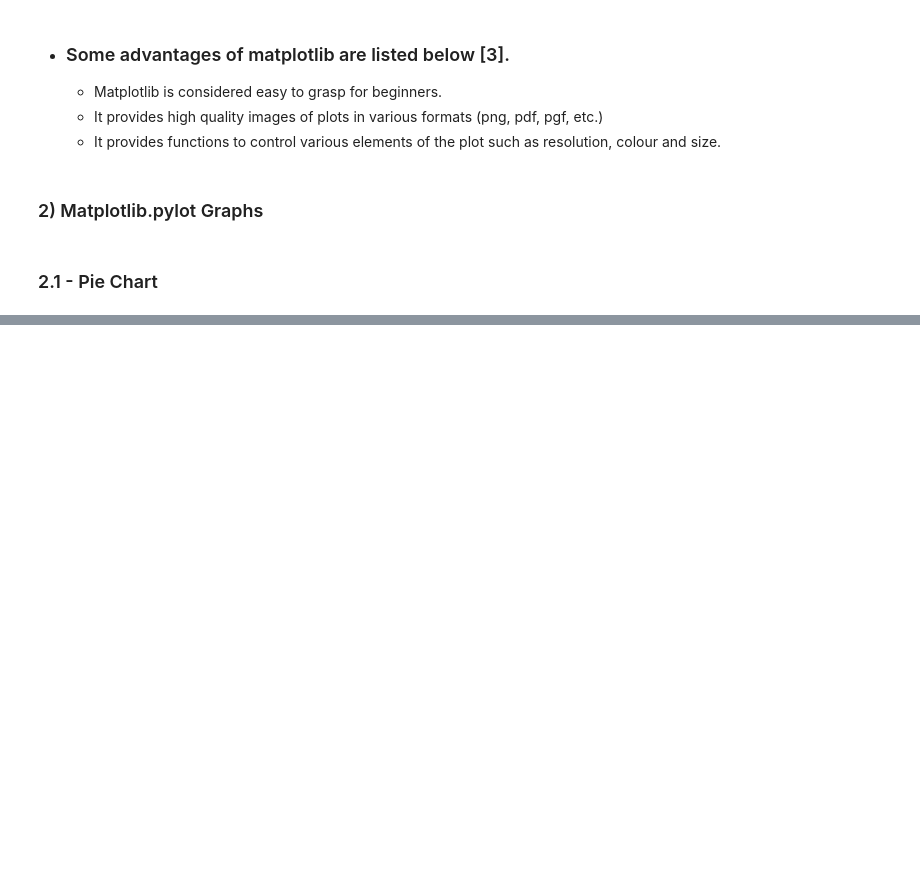
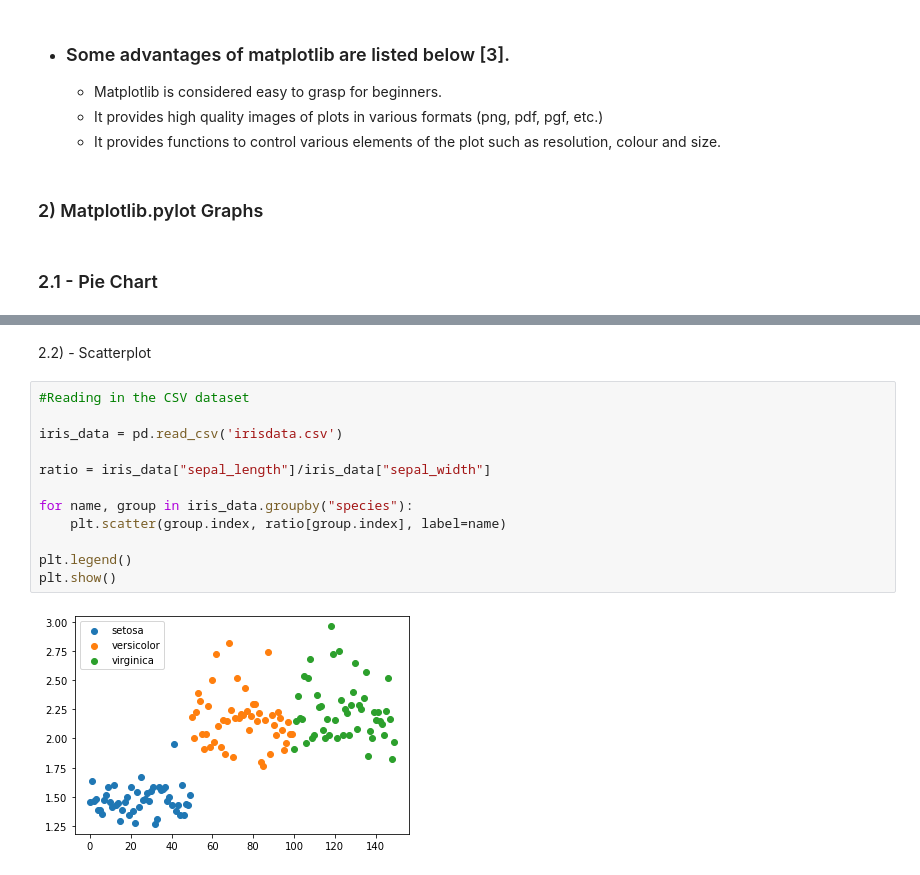
Before and after one commit to BTunney92/FODA---Project, a Jupyter notebook: pyplot.ipynb, the cells around one changed output, grey strips where cells are left out. Drawn from its saved outputs; the diff is of its cells as text; blank space fills up the shorter version.

```diff
--- a/pyplot.ipynb
+++ b/pyplot.ipynb
@@ -50,0 +53,16 @@ plt.show()
+# %% [markdown]
+2.2) - Scatterplot
+# %%
+#Reading in the CSV dataset
+
+iris_data = pd.read_csv('irisdata.csv')
+
+ratio = iris_data["sepal_length"]/iris_data["sepal_width"]
+
+for name, group in iris_data.groupby("species"):
+    plt.scatter(group.index, ratio[group.index], label=name)
+
+plt.legend()
+plt.show()
+# %% [output]
+[figure, added]
```
Also changed, not shown: parts of 3 cells of this notebook, 2 other files.
